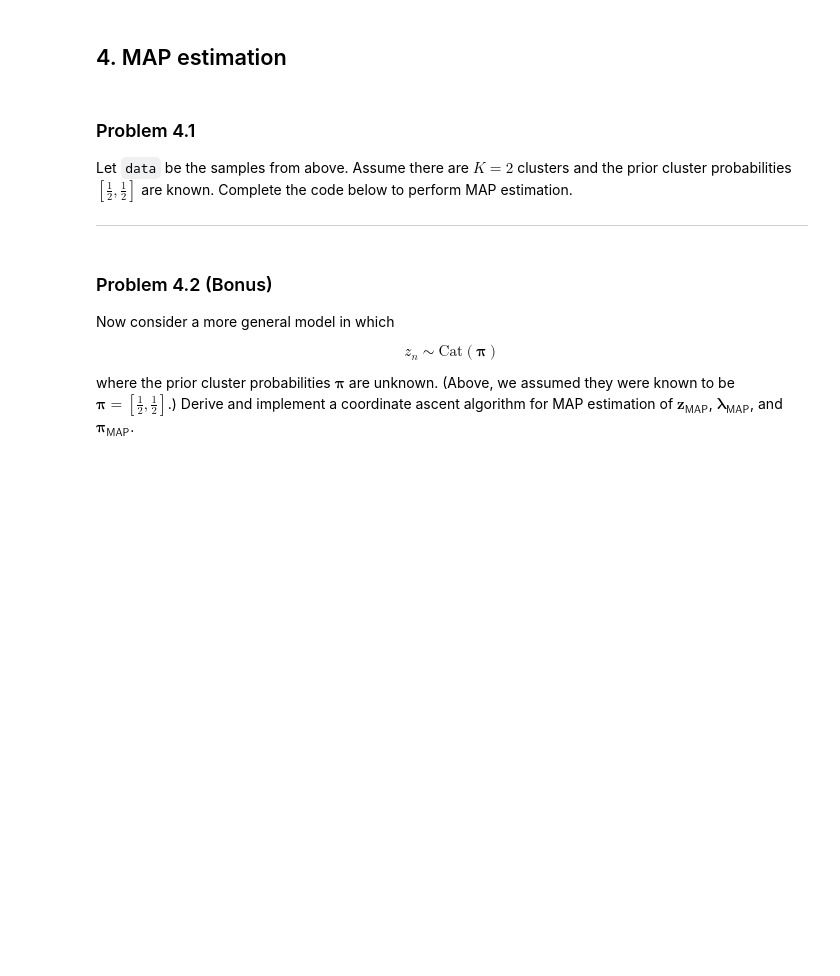
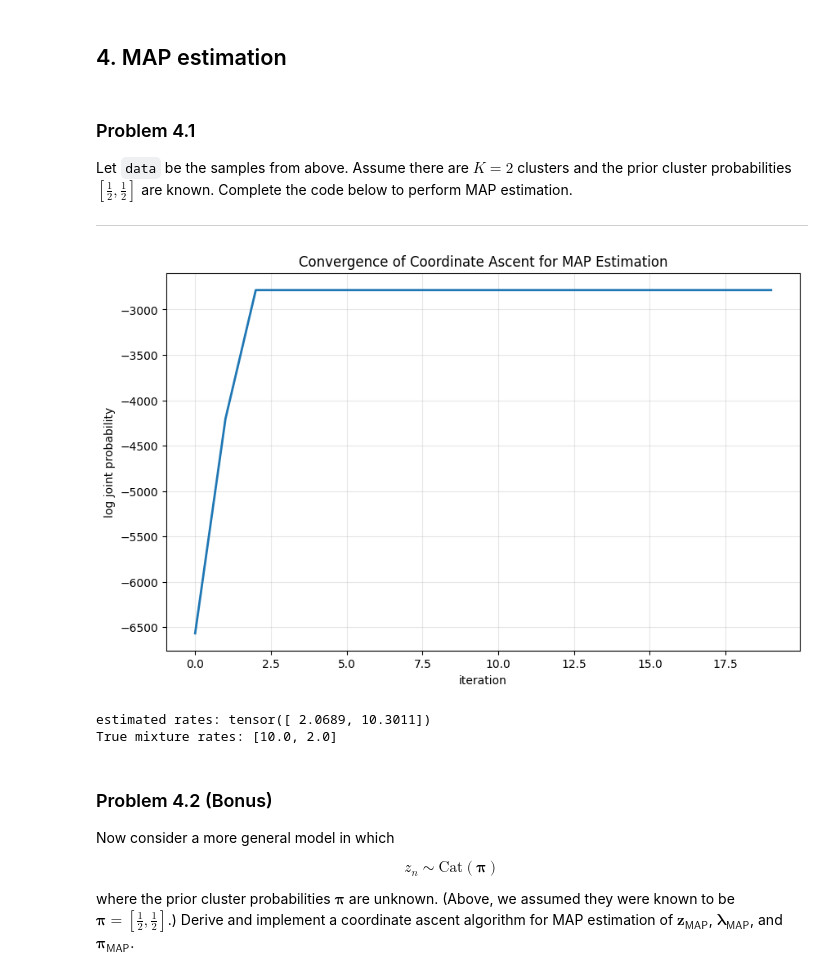
Before and after one commit to msenselab/Variational-Neural-Inference, a Jupyter notebook: VAE-Tutorial/Part0_Foundations/00_pytorch_basics.ipynb, the cells around one changed output. Saved outputs shown, nothing was run; the diff lists cells and outputs as text; code cells hidden in the pictures; blank space fills up the shorter version.

```diff
--- a/VAE-Tutorial/Part0_Foundations/00_pytorch_basics.ipynb
+++ b/VAE-Tutorial/Part0_Foundations/00_pytorch_basics.ipynb
@@ -654,7 +638,6 @@ def update_assignments(data, rates, probs):
         assignments: shape `(N,)` tensor of integer cluster assignments
     """
     # Solution: Assign each data point to the cluster with highest posterior probability
-    # p(z_n=k | x_n) ∝ Pois(x_n; λ_k) * π_k
 
     # Expand dimensions for broadcasting
     # data shape: (N,) -> (N, 1)
@@ -664,7 +647,6 @@ def update_assignments(data, rates, probs):
     probs_expanded = probs.unsqueeze(0)  # Shape: (1, K)
 
     # Compute log likelihood for each data point under each cluster
-    # log p(x_n | z_n=k) = log Pois(x_n; λ_k)
     poisson_dist = dist.Poisson(rate=rates_expanded)
     log_likelihood = poisson_dist.log_prob(data_expanded)  # Shape: (N, K)
 
@@ -690,13 +672,8 @@ def update_rates(data, assignments, shape=1.0, inv_scale=1.0):
     """
     # Solution: MAP estimation with Gamma prior
     # For Poisson likelihood with Gamma prior:
-    # log p(λ_k | data, z) ∝ sum_{n: z_n=k} log Pois(x_n; λ_k) + log Gamma(λ_k; α, β)
     #
-    # For Poisson: log Pois(x; λ) = x log λ - λ - log(x!)
-    # For Gamma: log Gamma(λ; α, β) = α log β - log Γ(α) + (α-1) log λ - β λ
     #
-    # Taking derivative wrt λ_k and setting to 0:
-    # MAP: λ_k = (α - 1 + sum_{n: z_n=k} x_n) / (β + N_k)
     # where N_k = number of points assigned to cluster k
 
     K = int(assignments.max().item()) + 1  # Number of clusters
@@ -709,7 +686,6 @@ def update_rates(data, assignments, shape=1.0, inv_scale=1.0):
         n_k = mask_k.sum()
 
         # MAP estimate with Gamma(shape, inv_scale) prior
-        # λ_k_MAP = (shape - 1 + sum x_n) / (inv_scale + N_k)
         rates[k] = (shape - 1 + sum_x_k) / (inv_scale + n_k)
 
     return rates
@@ -729,47 +705,48 @@ def log_joint(data, assignments, rates, probs, shape=1.0, inv_scale=1.0):
     Returns:
         lp: scalar log joint probability under the mixture model
     """
-    # Solution: Compute log p(x, z, λ | π)
-    # = sum_n log Pois(x_n; λ_z_n) + sum_n log π_z_n + sum_k log Gamma(λ_k; α, β)
 
-    # 1. Log likelihood: sum_n log Pois(x_n; λ_z_n)
-    poisson_dist = dist.Poisson(rate=rates)
-    log_likelihood = poisson_dist.log_prob(data).sum()  # Sum over all data points
+    # Select the component rate assigned to each observation.
+    assigned_rates = rates[assignments]
+    poisson_dist = dist.Poisson(rate=assigned_rates)
+    log_likelihood = poisson_dist.log_prob(data).sum()
 
-    # 2. Log cluster assignments: sum_n log π_z_n
     log_assignments = torch.log(probs[assignments]).sum()
 
-    # 3. Log prior over rates: sum_k log Gamma(λ_k; α, β)
     gamma_prior = dist.Gamma(concentration=torch.tensor(shape),
                             rate=torch.tensor(inv_scale))
     log_prior = gamma_prior.log_prob(rates).sum()
 
     lp = log_likelihood + log_assignments + log_prior
 
     return lp
 
 # Run coordinate ascent for some number of iterations, starting
 # with random cluster assignments
 probs = torch.ones(2) / 2.0
 assignments = torch.randint(0, 2, data.shape)
 rates = 10 * torch.rand(2)
 
 lps = []
 for i in range(20):
     lps.append(log_joint(data, assignments, rates, probs))
     rates = update_rates(data, assignments)
     assignments = update_assignments(data, rates, probs)
 
 plt.figure(figsize=(10, 6))
 plt.plot(lps, linewidth=2)
 plt.xlabel("iteration")
 plt.ylabel("log joint probability")
 plt.title("Convergence of Coordinate Ascent for MAP Estimation")
 plt.grid(alpha=0.3)
 plt.show()
 
 print("estimated rates:", rates)
 print("True mixture rates: [10.0, 2.0]")
+# %% [output]
+[figure, added]
+estimated rates: tensor([ 2.0689, 10.3011])
+True mixture rates: [10.0, 2.0]
 # %% [markdown]
 ### Problem 4.2 (Bonus)
 
```
Also changed, not shown: parts of 17 cells of this notebook, 15 other files.
